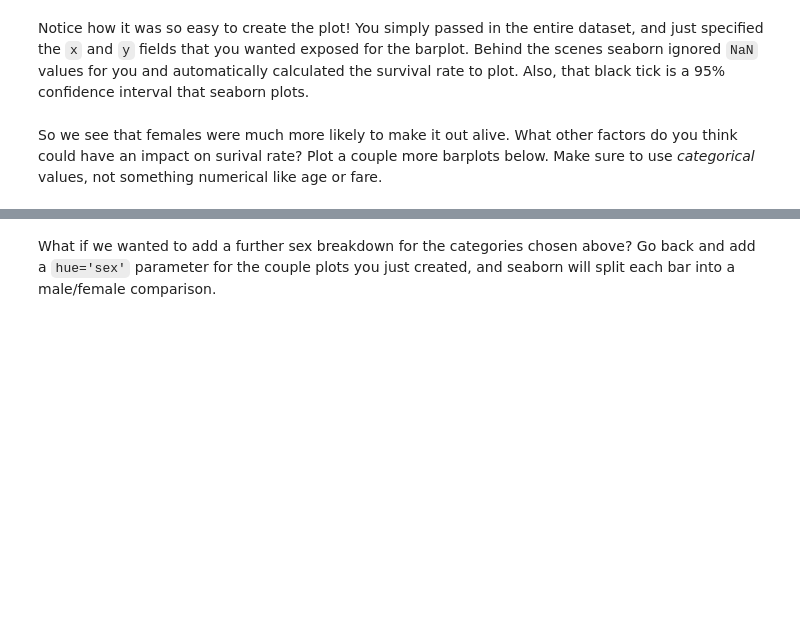
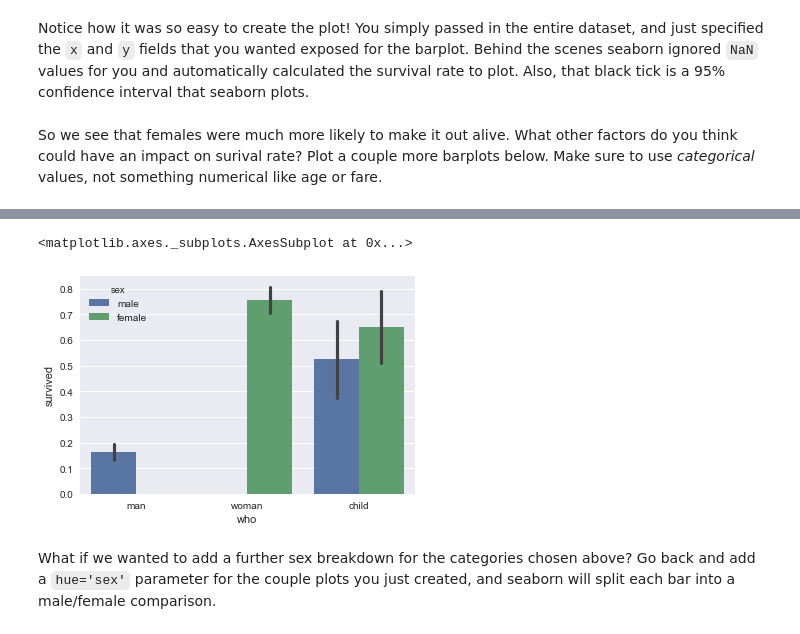
Before and after one commit to mlberkeley/Machine-Learning-Decal-Spring-2018, a Jupyter notebook: Assignments/Homework 2/Homework 2.ipynb, the cells around one changed output, grey strips where cells are left out. Drawn from its saved outputs; the diff is of its cells as text; code cells hidden in the pictures; blank space fills up the shorter version.

```diff
--- a/Assignments/Homework 2/Homework 2.ipynb
+++ b/Assignments/Homework 2/Homework 2.ipynb
@@ -87,3 +138,8 @@ So we see that females were much more likely to make it out alive. What other fa
+# %%
+sns.barplot(x='who',y='survived',data = titanic,hue = 'sex') # a little awkward example but helpful
+# %% [output]
+<matplotlib.axes._subplots.AxesSubplot at 0x...>
+[figure, added]
 # %% [markdown]
 What if we wanted to add a further sex breakdown for the categories chosen above? Go back and add a `hue='sex'` parameter for the couple plots you just created, and seaborn will split each bar into a male/female comparison.
 # %% [markdown]
```
Also changed, not shown: parts of 32 cells of this notebook, 3 other files.
